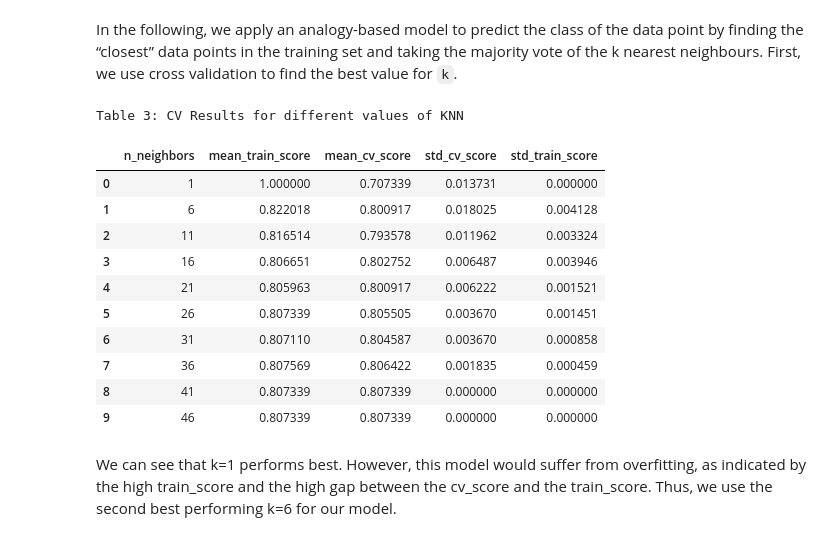
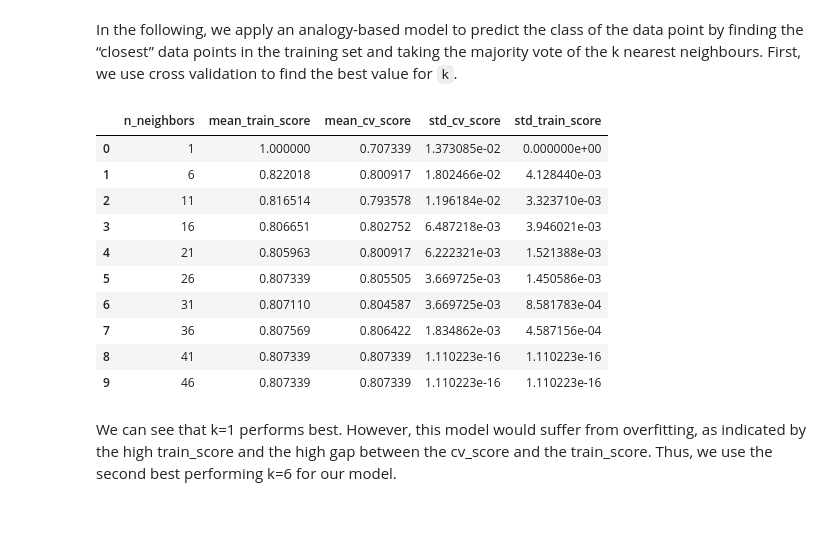
Before and after one commit to UBC-MDS/CardioPredict, a Jupyter notebook: heart_analyis_model.ipynb, the cells around one changed output. Saved outputs shown, nothing was run; the diff lists cells and outputs as text; code cells hidden in the pictures.

```diff
--- a/heart_analyis_model.ipynb
+++ b/heart_analyis_model.ipynb
@@ -391,16 +371,0 @@ results = pd.DataFrame(results_dict)
-# %%
-results.head(5)
-results.style.set_caption('<p style="text-align:left;">Table 3: CV Results for different values of KNN</p>')
-# %% [output]
-Table 3: CV Results for different values of KNN
-|  | n_neighbors | mean_train_score | mean_cv_score | std_cv_score | std_train_score |
-| 0 | 1 | 1.000000 | 0.707339 | 0.013731 | 0.000000 |
-| 1 | 6 | 0.822018 | 0.800917 | 0.018025 | 0.004128 |
-| 2 | 11 | 0.816514 | 0.793578 | 0.011962 | 0.003324 |
-| 3 | 16 | 0.806651 | 0.802752 | 0.006487 | 0.003946 |
-| 4 | 21 | 0.805963 | 0.800917 | 0.006222 | 0.001521 |
-| 5 | 26 | 0.807339 | 0.805505 | 0.003670 | 0.001451 |
-| 6 | 31 | 0.807110 | 0.804587 | 0.003670 | 0.000858 |
-| 7 | 36 | 0.807569 | 0.806422 | 0.001835 | 0.000459 |
-| 8 | 41 | 0.807339 | 0.807339 | 0.000000 | 0.000000 |
-| 9 | 46 | 0.807339 | 0.807339 | 0.000000 | 0.000000 |
@@ -407,3 +374,18 @@ Table 3: CV Results for different values of KNN
+# %%
+#Cross validation to choose the best k
+run_knn_analysis(X_train, y_train, {"n_neighbors": np.arange(1, 50, 5)}, preprocessor)
+# %% [output]
+|  | n_neighbors | mean_train_score | mean_cv_score | std_cv_score | std_train_score |
+| 0 | 1 | 1.000000 | 0.707339 | 1.373085e-02 | 0.000000e+00 |
+| 1 | 6 | 0.822018 | 0.800917 | 1.802466e-02 | 4.128440e-03 |
+| 2 | 11 | 0.816514 | 0.793578 | 1.196184e-02 | 3.323710e-03 |
+| 3 | 16 | 0.806651 | 0.802752 | 6.487218e-03 | 3.946021e-03 |
+| 4 | 21 | 0.805963 | 0.800917 | 6.222321e-03 | 1.521388e-03 |
+| 5 | 26 | 0.807339 | 0.805505 | 3.669725e-03 | 1.450586e-03 |
+| 6 | 31 | 0.807110 | 0.804587 | 3.669725e-03 | 8.581783e-04 |
+| 7 | 36 | 0.807569 | 0.806422 | 1.834862e-03 | 4.587156e-04 |
+| 8 | 41 | 0.807339 | 0.807339 | 1.110223e-16 | 1.110223e-16 |
+| 9 | 46 | 0.807339 | 0.807339 | 1.110223e-16 | 1.110223e-16 |
 # %% [markdown]
 We can see that k=1 performs best. However, this model would suffer from overfitting, as indicated by the high train_score and the high gap between the cv_score and the train_score. Thus, we use the second best performing k=6 for our model.
 # %%
```
Also changed, not shown: parts of 3 cells of this notebook, 1 other file.
